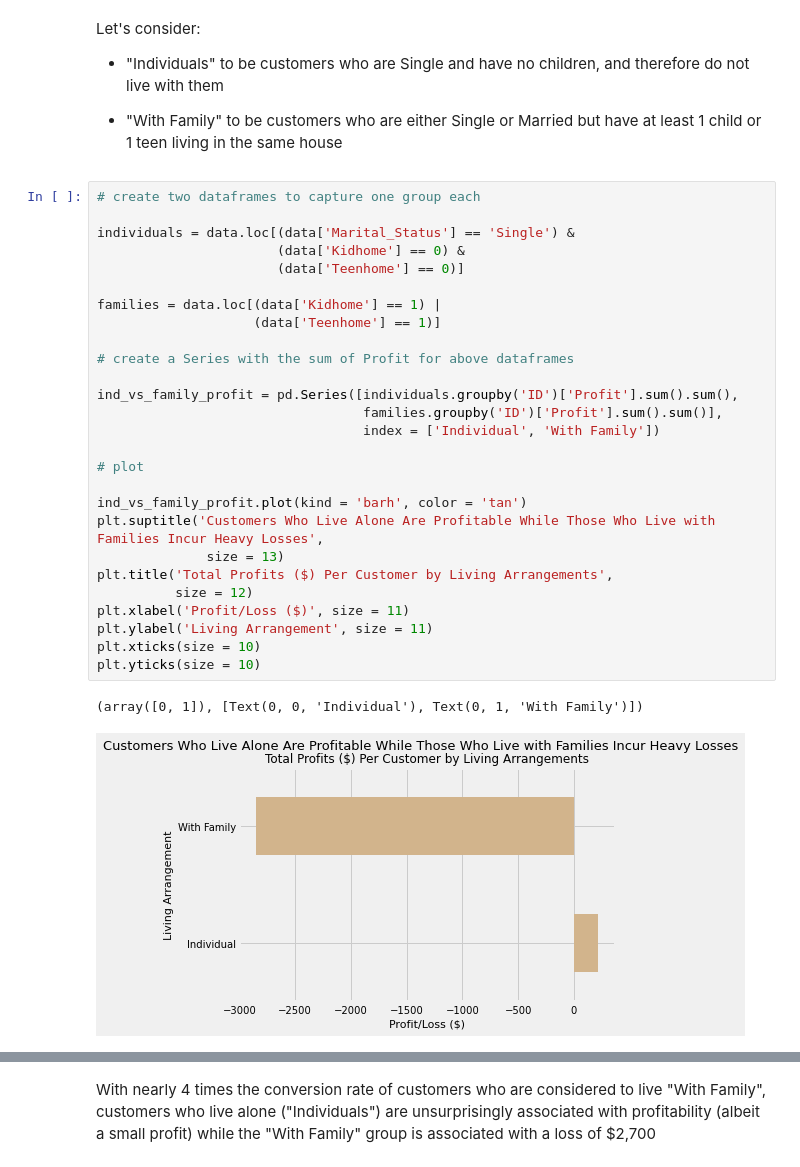
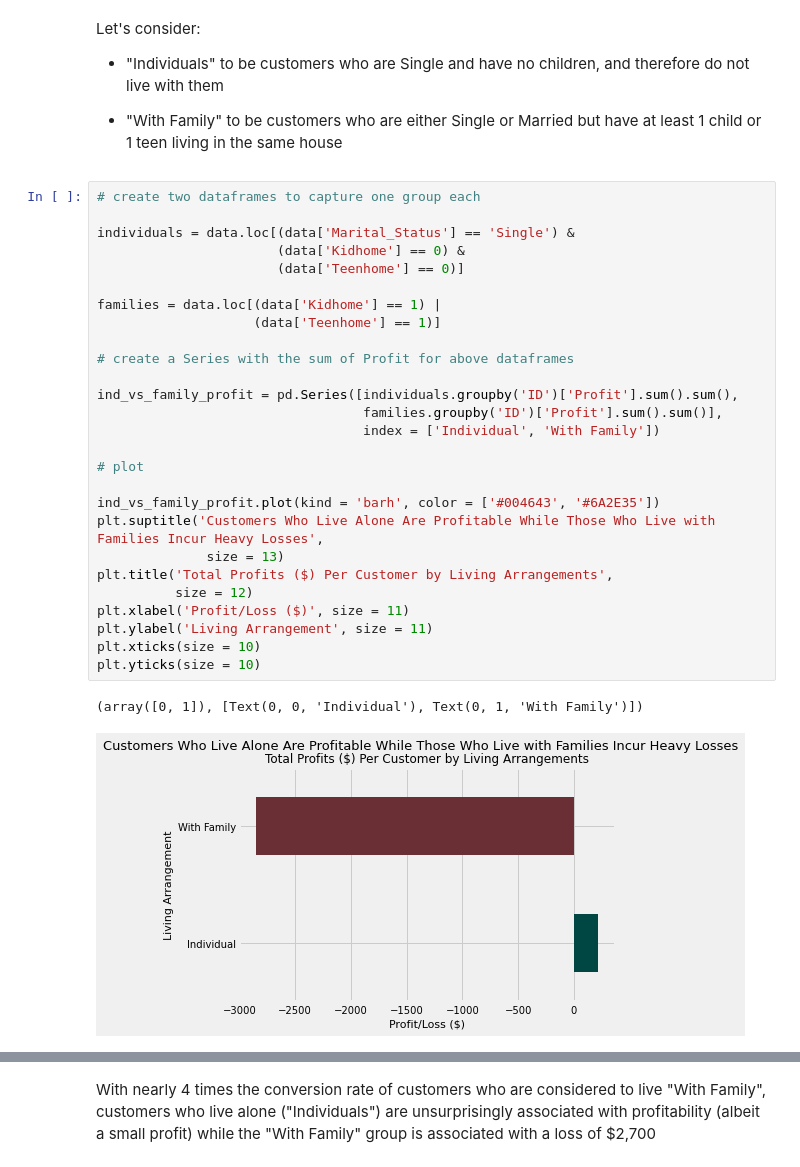
Before and after one commit to Taimur-Shabbir/in-progress-projects, a Jupyter notebook: CRM Analytics Project.ipynb, the cells around one changed output, grey strips where cells are left out. Drawn from its saved outputs; the diff is of its cells as text.

```diff
--- a/CRM Analytics Project.ipynb
+++ b/CRM Analytics Project.ipynb
@@ -450,33 +455,33 @@ Let's consider:
 # %%
 # create two dataframes to capture one group each
 
 individuals = data.loc[(data['Marital_Status'] == 'Single') &
                        (data['Kidhome'] == 0) &
                        (data['Teenhome'] == 0)]
 
 families = data.loc[(data['Kidhome'] == 1) |
                     (data['Teenhome'] == 1)]
 
 # create a Series with the sum of Profit for above dataframes
 
 ind_vs_family_profit = pd.Series([individuals.groupby('ID')['Profit'].sum().sum(),
                                   families.groupby('ID')['Profit'].sum().sum()],
                                   index = ['Individual', 'With Family'])
 
 # plot
 
-ind_vs_family_profit.plot(kind = 'barh', color = 'tan')
+ind_vs_family_profit.plot(kind = 'barh', color = ['#004643', '#6A2E35'])
 plt.suptitle('Customers Who Live Alone Are Profitable While Those Who Live with Families Incur Heavy Losses',
               size = 13)
 plt.title('Total Profits ($) Per Customer by Living Arrangements',
           size = 12)
 plt.xlabel('Profit/Loss ($)', size = 11)
 plt.ylabel('Living Arrangement', size = 11)
 plt.xticks(size = 10)
 plt.yticks(size = 10)
 # %% [output]
 (array([0, 1]), [Text(0, 0, 'Individual'), Text(0, 1, 'With Family')])
-[figure, old version]
+[figure, new version]
 # %%
 # plot conversion percentage
 
```
Also changed, not shown: parts of 27 cells of this notebook.
